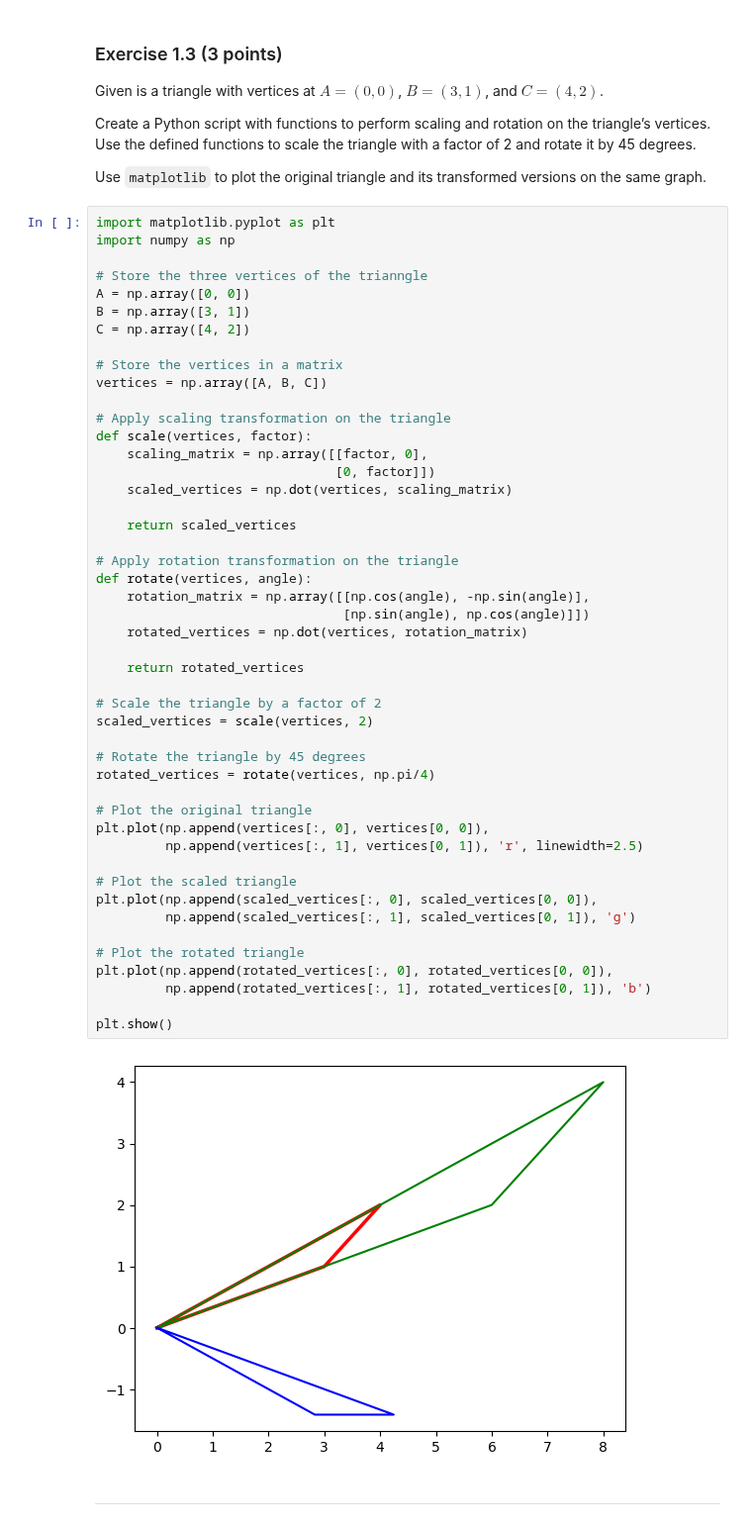
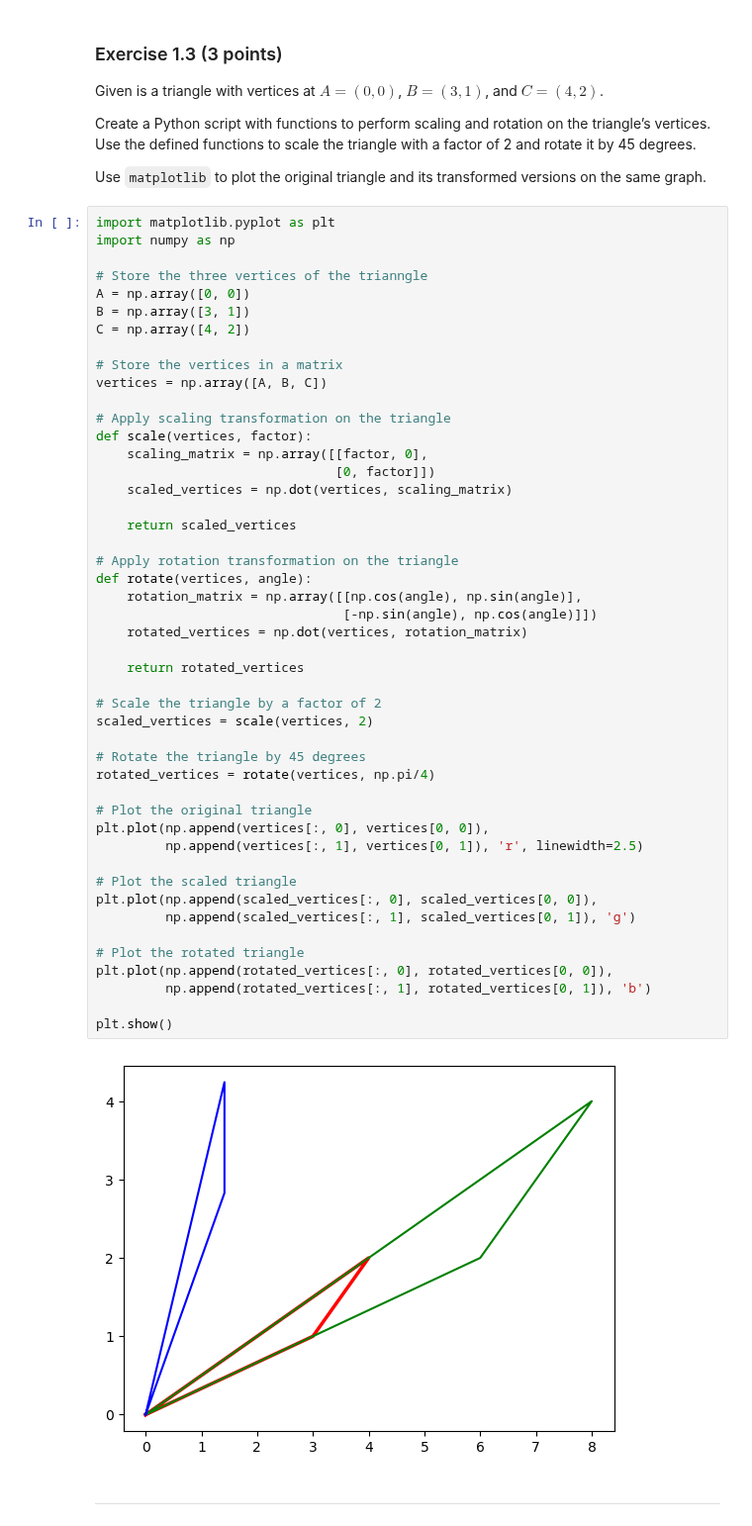
Before and after one commit to as3ert/TMFVC, a Jupyter notebook: Assignment 1/TMFVC_Ass01.ipynb, the cells around one changed output. Shown at 99% size. Drawn from its saved outputs; the diff is of its cells as text.

```diff
--- a/Assignment 1/TMFVC_Ass01.ipynb
+++ b/Assignment 1/TMFVC_Ass01.ipynb
@@ -257,36 +257,36 @@ def scale(vertices, factor):
     scaled_vertices = np.dot(vertices, scaling_matrix)
 
     return scaled_vertices
 
 # Apply rotation transformation on the triangle
 def rotate(vertices, angle):
-    rotation_matrix = np.array([[np.cos(angle), -np.sin(angle)],
-                                [np.sin(angle), np.cos(angle)]])
+    rotation_matrix = np.array([[np.cos(angle), np.sin(angle)],
+                                [-np.sin(angle), np.cos(angle)]])
     rotated_vertices = np.dot(vertices, rotation_matrix)
 
     return rotated_vertices
 
 # Scale the triangle by a factor of 2
 scaled_vertices = scale(vertices, 2)
 
 # Rotate the triangle by 45 degrees
 rotated_vertices = rotate(vertices, np.pi/4)
 
 # Plot the original triangle
 plt.plot(np.append(vertices[:, 0], vertices[0, 0]),
          np.append(vertices[:, 1], vertices[0, 1]), 'r', linewidth=2.5)
 
 # Plot the scaled triangle
 plt.plot(np.append(scaled_vertices[:, 0], scaled_vertices[0, 0]),
          np.append(scaled_vertices[:, 1], scaled_vertices[0, 1]), 'g')
 
 # Plot the rotated triangle
 plt.plot(np.append(rotated_vertices[:, 0], rotated_vertices[0, 0]),
          np.append(rotated_vertices[:, 1], rotated_vertices[0, 1]), 'b')
 
 plt.show()
 # %% [output]
-[figure, old version]
+[figure, new version]
 # %% [markdown]
 <hr>
 # %% [markdown]
```
Also changed, not shown: parts of 2 cells of this notebook, 17 other files.
